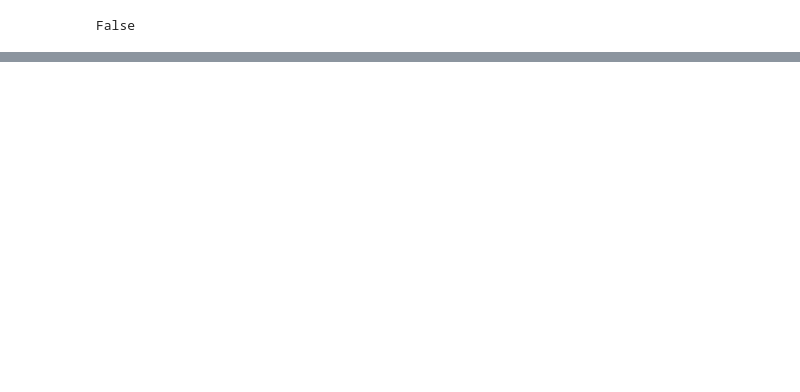
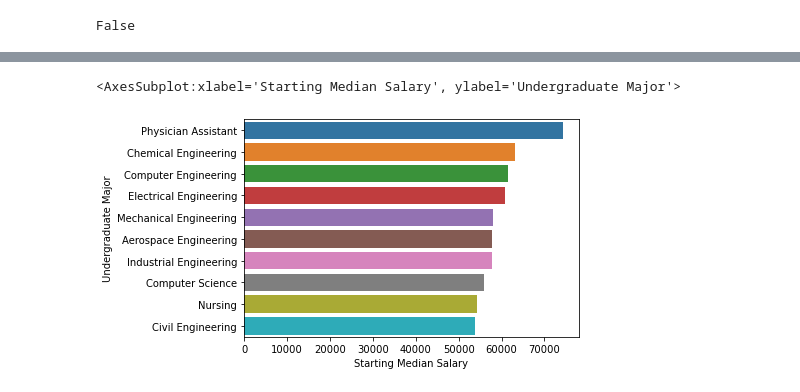
Before and after one commit to AndrewABrain/CCIC_DS1, a Jupyter notebook: Quarter 2 Final Project.ipynb, the cells around one changed output, grey strips where cells are left out. Drawn from its saved outputs; the diff is of its cells as text; code cells hidden in the pictures; blank space fills up the shorter version.

```diff
--- a/Quarter 2 Final Project.ipynb
+++ b/Quarter 2 Final Project.ipynb
@@ -69,0 +105,4 @@ df.corr(method='pearson', min_periods=1)
+# %%
+df = df.sort_values(by="Starting Median Salary", ascending = False)
+# %%
+df = df[:10]
@@ -69,0 +133,5 @@ df.corr(method='pearson', min_periods=1)
+# %%
+sns.barplot(data = df, x = "Starting Median Salary", y = "Undergraduate Major")
+# %% [output]
+<AxesSubplot:xlabel='Starting Median Salary', ylabel='Undergraduate Major'>
+[figure, added]
```
Also changed, not shown: parts of 18 cells of this notebook, 3 other files.
